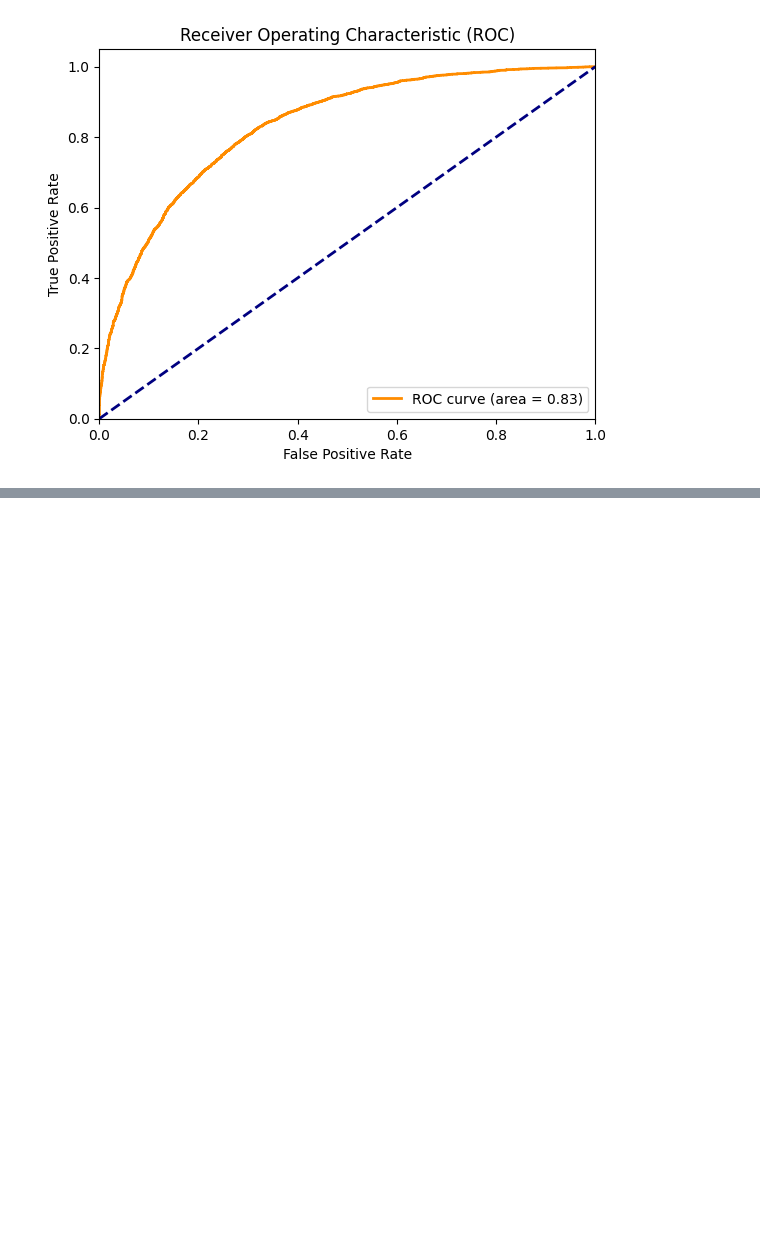
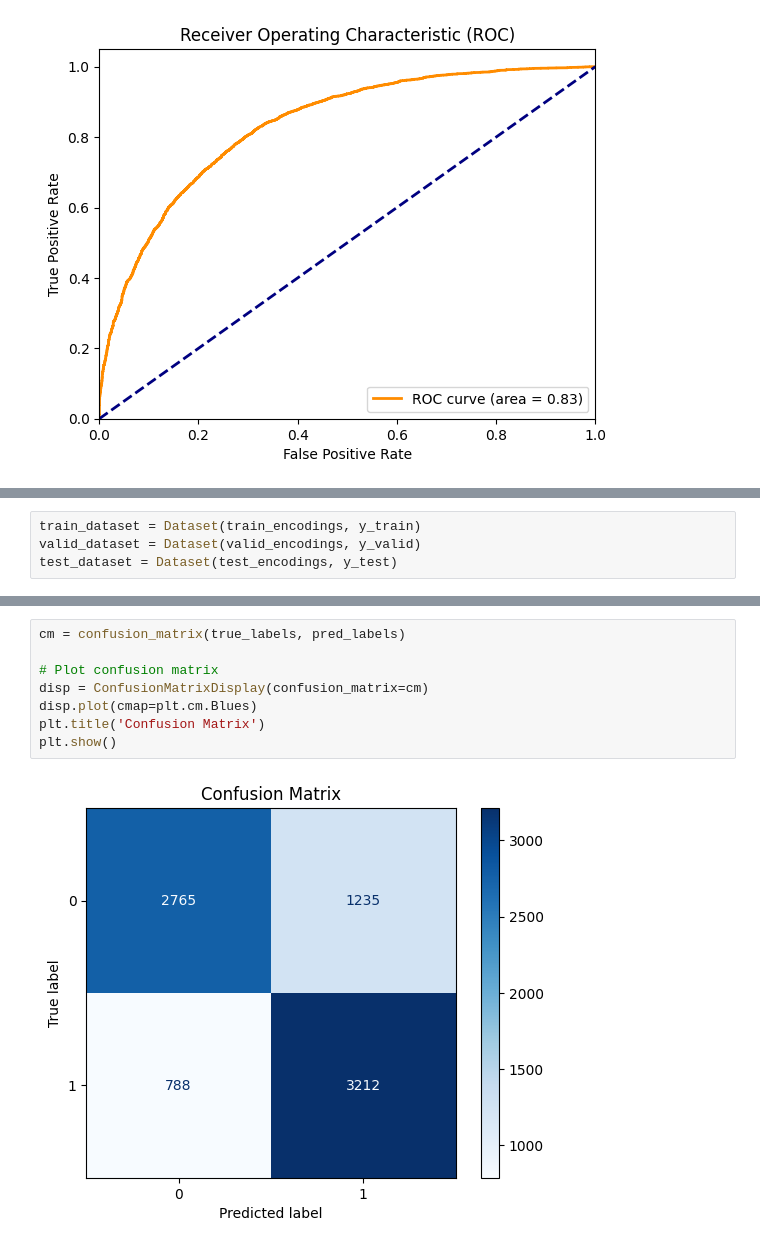
Before and after one commit to AylinNaebzadeh/Mental-Disorders-Detection-from-Social-Network-Posts, a Jupyter notebook: depression-on-social-media-from-sentiment140-llms.ipynb, the cells around one changed output, grey strips where cells are left out. Drawn from its saved outputs; the diff is of its cells as text; blank space fills up the shorter version.

```diff
--- a/depression-on-social-media-from-sentiment140-llms.ipynb
+++ b/depression-on-social-media-from-sentiment140-llms.ipynb
@@ -643,0 +645,4 @@ plt.show()
+# %%
+train_dataset = Dataset(train_encodings, y_train)
+valid_dataset = Dataset(valid_encodings, y_valid)
+test_dataset = Dataset(test_encodings, y_test)
@@ -643,0 +736,10 @@ plt.show()
+# %%
+cm = confusion_matrix(true_labels, pred_labels)
+
+# Plot confusion matrix
+disp = ConfusionMatrixDisplay(confusion_matrix=cm)
+disp.plot(cmap=plt.cm.Blues)
+plt.title('Confusion Matrix')
+plt.show()
+# %% [output]
+[figure, added]
```
Also changed, not shown: parts of 38 cells of this notebook.
